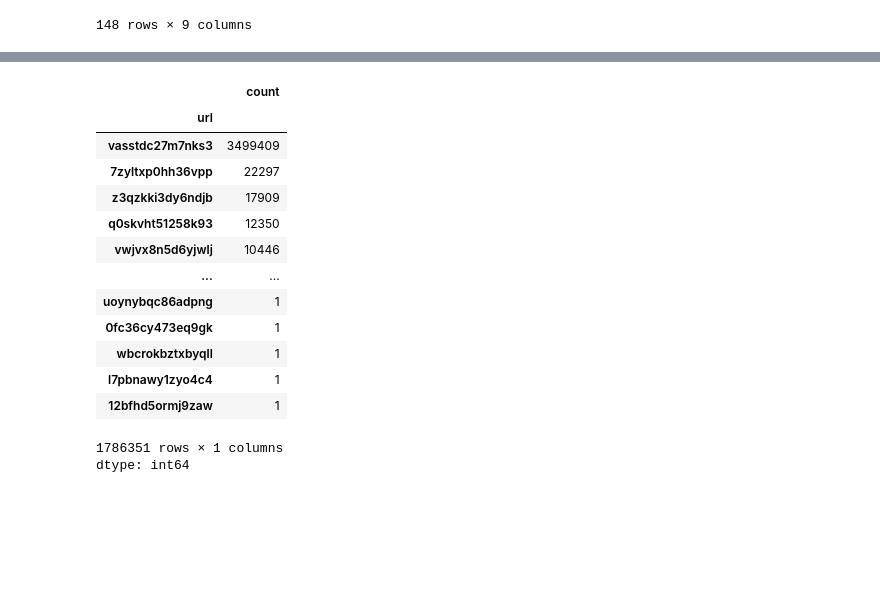
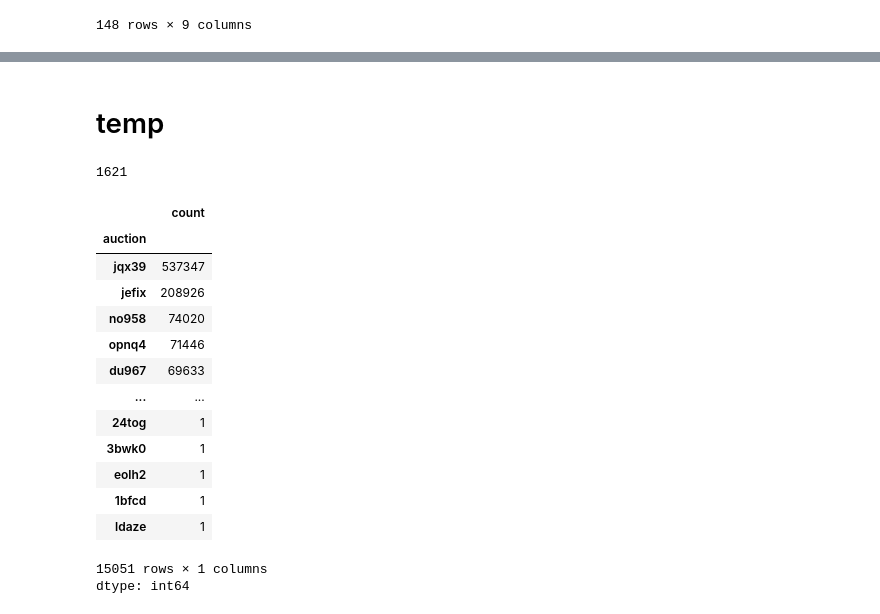
Before and after one commit to imrannizal/RobotBidders-G6, a Jupyter notebook: colab/preprocessing.ipynb, the cells around one changed output, grey strips where cells are left out. Saved outputs shown, nothing was run; the diff lists cells and outputs as text; code cells hidden in the pictures; blank space fills up the shorter version.

```diff
--- a/colab/preprocessing.ipynb
+++ b/colab/preprocessing.ipynb
@@ -126,18 +356,26 @@ bids_df[bids_df['bidder_id'] == "40e00fd204d0ce97110032bfc47f423d0bgrd"]
+# %% [markdown]
+# temp
+# %%
+temp = bids_df[bids_df['bidder_id'].isin(train_df['bidder_id'])]
+temp = temp[temp['bidder_id'] == 'd6517684989560cbb0da1fb2f5bbba9b9y2st']
+temp['auction'].nunique()
+# %% [output]
+1621
 # %%
-bids_df['url'].value_counts()
+bids_df['auction'].value_counts()
 # %% [output]
 |  | count |
-| url |  |
-| vasstdc27m7nks3 | 3499409 |
-| 7zyltxp0hh36vpp | 22297 |
-| z3qzkki3dy6ndjb | 17909 |
-| q0skvht51258k93 | 12350 |
-| vwjvx8n5d6yjwlj | 10446 |
+| auction |  |
+| jqx39 | 537347 |
+| jefix | 208926 |
+| no958 | 74020 |
+| opnq4 | 71446 |
+| du967 | 69633 |
 | ... | ... |
-| uoynybqc86adpng | 1 |
-| 0fc36cy473eq9gk | 1 |
-| wbcrokbztxbyqll | 1 |
-| l7pbnawy1zyo4c4 | 1 |
-| 12bfhd5ormj9zaw | 1 |
+| 24tog | 1 |
+| 3bwk0 | 1 |
+| eolh2 | 1 |
+| 1bfcd | 1 |
+| ldaze | 1 |
-1786351 rows × 1 columns
+15051 rows × 1 columns
 dtype: int64
```
Also changed, not shown: parts of 22 cells of this notebook.
